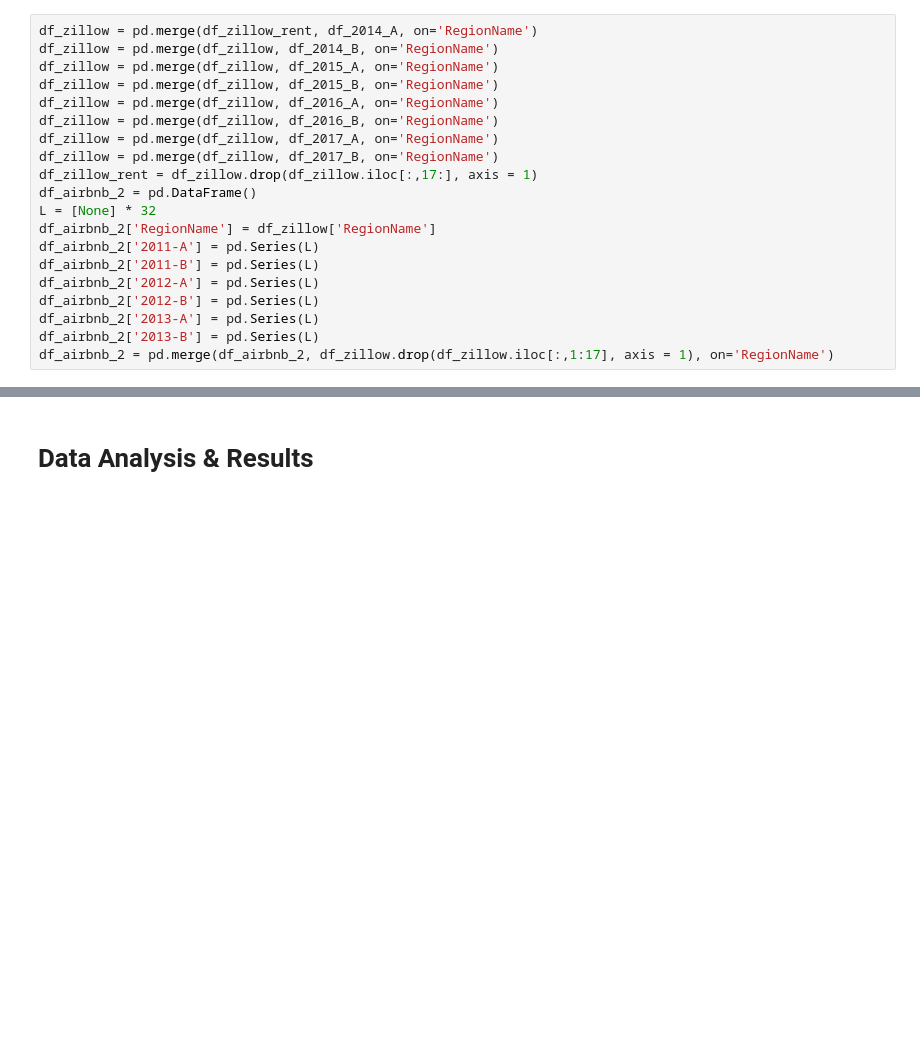
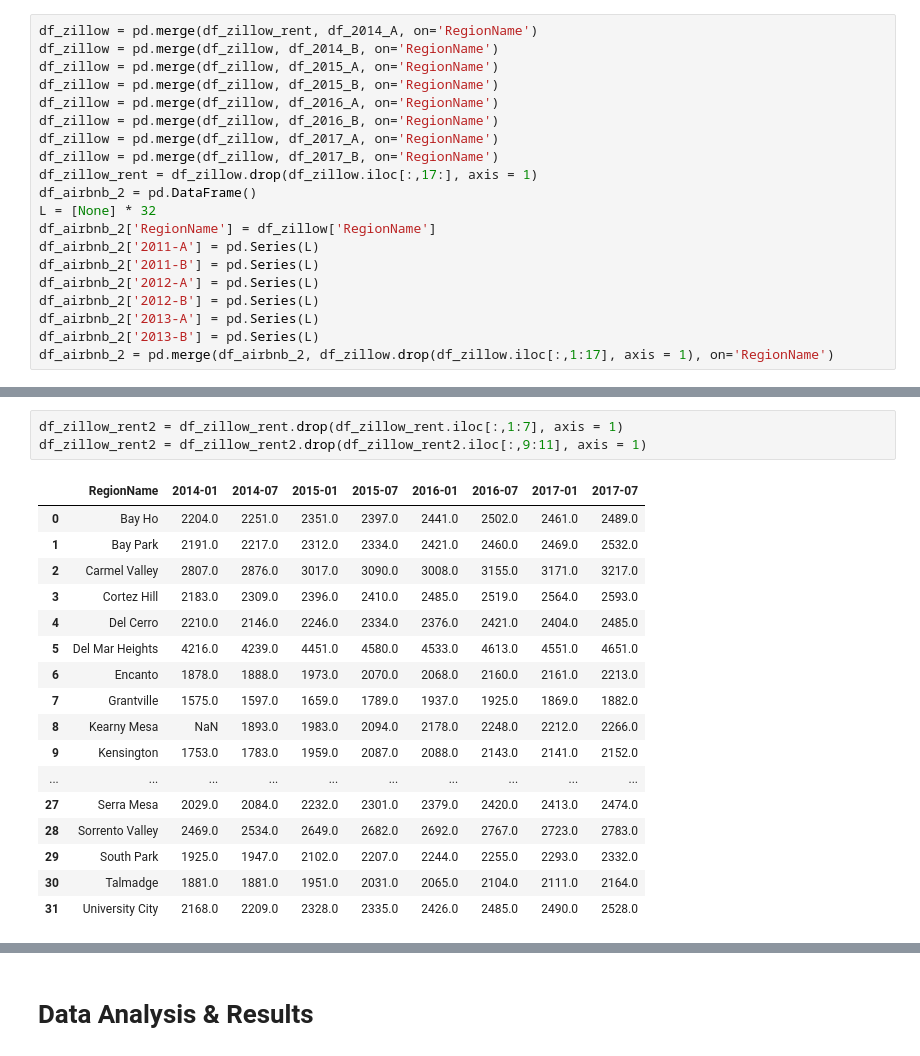
Before and after one commit to aaronaher619/COGS-108-Final-Project, a Jupyter notebook: Final_Project.ipynb, the cells around one changed output, grey strips where cells are left out. Saved outputs shown, nothing was run; the diff lists cells and outputs as text; blank space fills up the shorter version.

```diff
--- a/Final_Project.ipynb
+++ b/Final_Project.ipynb
@@ -245,0 +265,21 @@ Del Mar Heights
+# %%
+df_zillow_rent2 = df_zillow_rent.drop(df_zillow_rent.iloc[:,1:7], axis = 1)
+df_zillow_rent2 = df_zillow_rent2.drop(df_zillow_rent2.iloc[:,9:11], axis = 1)
+# %% [output]
+|  | RegionName | 2014-01 | 2014-07 | 2015-01 | 2015-07 | 2016-01 | 2016-07 | 2017-01 | 2017-07 |
+| 0 | Bay Ho | 2204.0 | 2251.0 | 2351.0 | 2397.0 | 2441.0 | 2502.0 | 2461.0 | 2489.0 |
+| 1 | Bay Park | 2191.0 | 2217.0 | 2312.0 | 2334.0 | 2421.0 | 2460.0 | 2469.0 | 2532.0 |
+| 2 | Carmel Valley | 2807.0 | 2876.0 | 3017.0 | 3090.0 | 3008.0 | 3155.0 | 3171.0 | 3217.0 |
+| 3 | Cortez Hill | 2183.0 | 2309.0 | 2396.0 | 2410.0 | 2485.0 | 2519.0 | 2564.0 | 2593.0 |
+| 4 | Del Cerro | 2210.0 | 2146.0 | 2246.0 | 2334.0 | 2376.0 | 2421.0 | 2404.0 | 2485.0 |
+| 5 | Del Mar Heights | 4216.0 | 4239.0 | 4451.0 | 4580.0 | 4533.0 | 4613.0 | 4551.0 | 4651.0 |
+| 6 | Encanto | 1878.0 | 1888.0 | 1973.0 | 2070.0 | 2068.0 | 2160.0 | 2161.0 | 2213.0 |
+| 7 | Grantville | 1575.0 | 1597.0 | 1659.0 | 1789.0 | 1937.0 | 1925.0 | 1869.0 | 1882.0 |
+| 8 | Kearny Mesa | NaN | 1893.0 | 1983.0 | 2094.0 | 2178.0 | 2248.0 | 2212.0 | 2266.0 |
+| 9 | Kensington | 1753.0 | 1783.0 | 1959.0 | 2087.0 | 2088.0 | 2143.0 | 2141.0 | 2152.0 |
+| ... | ... | ... | ... | ... | ... | ... | ... | ... | ... |
+| 27 | Serra Mesa | 2029.0 | 2084.0 | 2232.0 | 2301.0 | 2379.0 | 2420.0 | 2413.0 | 2474.0 |
+| 28 | Sorrento Valley | 2469.0 | 2534.0 | 2649.0 | 2682.0 | 2692.0 | 2767.0 | 2723.0 | 2783.0 |
+| 29 | South Park | 1925.0 | 1947.0 | 2102.0 | 2207.0 | 2244.0 | 2255.0 | 2293.0 | 2332.0 |
+| 30 | Talmadge | 1881.0 | 1881.0 | 1951.0 | 2031.0 | 2065.0 | 2104.0 | 2111.0 | 2164.0 |
+| 31 | University City | 2168.0 | 2209.0 | 2328.0 | 2335.0 | 2426.0 | 2485.0 | 2490.0 | 2528.0 |
```
Also changed, not shown: parts of 4 cells of this notebook.
